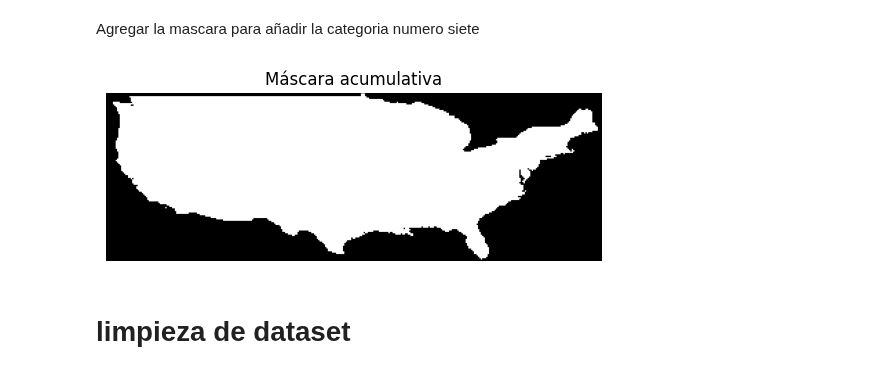
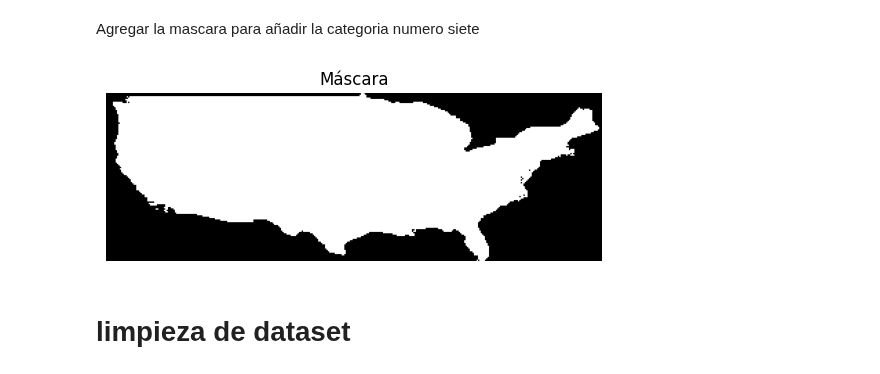
Before and after one commit to SahirReyes30/ImageXpartes, a Jupyter notebook: RecorteDeImagenA122_360.ipynb, the cells around one changed output. Saved outputs shown, nothing was run; the diff lists cells and outputs as text; code cells hidden in the pictures.

```diff
--- a/RecorteDeImagenA122_360.ipynb
+++ b/RecorteDeImagenA122_360.ipynb
@@ -46,36 +61,37 @@ import os
 import numpy as np
 import matplotlib.pyplot as plt
 import cv2
 
 # Ruta al directorio con tus imágenes
-dir_path = '/home/mccdual2080/Desktop/SahirReyes/Codigo/DroughtDatasetCleaned'
+#dir_path = '/home/mccdual2080/Desktop/SahirReyes/Codigo/DroughtDatasetCleaned'
+dir_path = '/media/mccdual2080/Almacenamiengto/SahirProjects/SahirReyes/github/ImageXpartes/DroughtDatasetMask/ActualizacionDataSetMani/imagenesMak1'
 
 # Carga la primera imagen del dataset para obtener sus dimensiones
 first_image_name = os.listdir(dir_path)[0]
 first_image = cv2.imread(os.path.join(dir_path, first_image_name))
 mask = np.zeros_like(first_image)
 
 # Recorre todas las imágenes en el directorio
 for image_name in os.listdir(dir_path):
     image_path = os.path.join(dir_path, image_name)
     image = cv2.imread(image_path, cv2.IMREAD_COLOR)
 
     # Encuentra los píxeles que no son negros en la imagen actual
     non_black_pixels = (image != [0, 0, 0]).all(axis=2)
 
     # Actualiza la máscara acumulativa con los píxeles no negros
     mask[non_black_pixels] = [255, 255, 255]
 
 #hacer la mask a escala de grises
 mask = cv2.cvtColor(mask, cv2.COLOR_BGR2GRAY)
 
 # Muestra la máscara acumulativa utilizando matplotlib
 plt.imshow(cv2.cvtColor(mask, cv2.COLOR_BGR2RGB))
-plt.title('Máscara acumulativa')
+plt.title('Máscara')
 plt.axis('off')  # Para ocultar los ejes
 plt.show()
 # %% [output]
-[figure, old version]
+[figure, new version]
 # %% [markdown]
 # limpieza de dataset
 # %%
```
Also changed, not shown: parts of 4 cells of this notebook.
